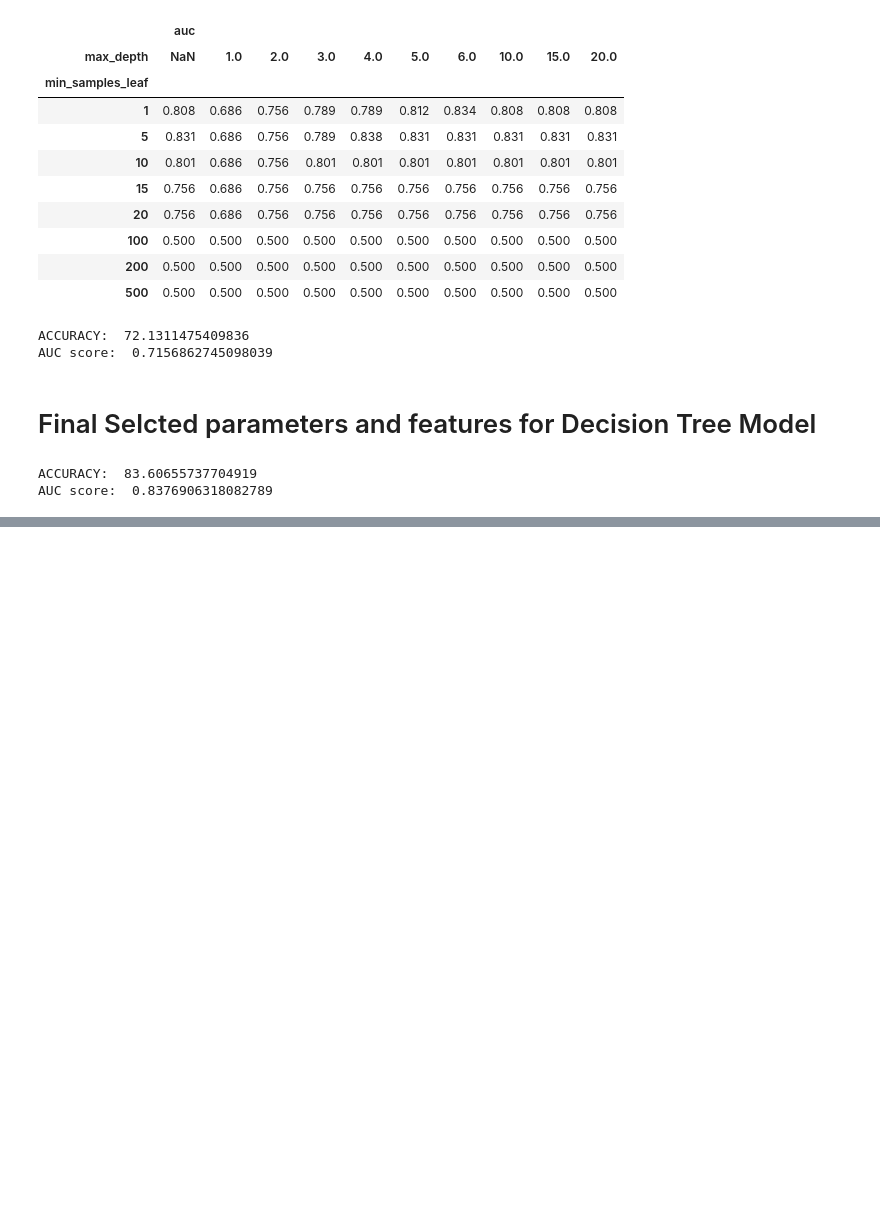
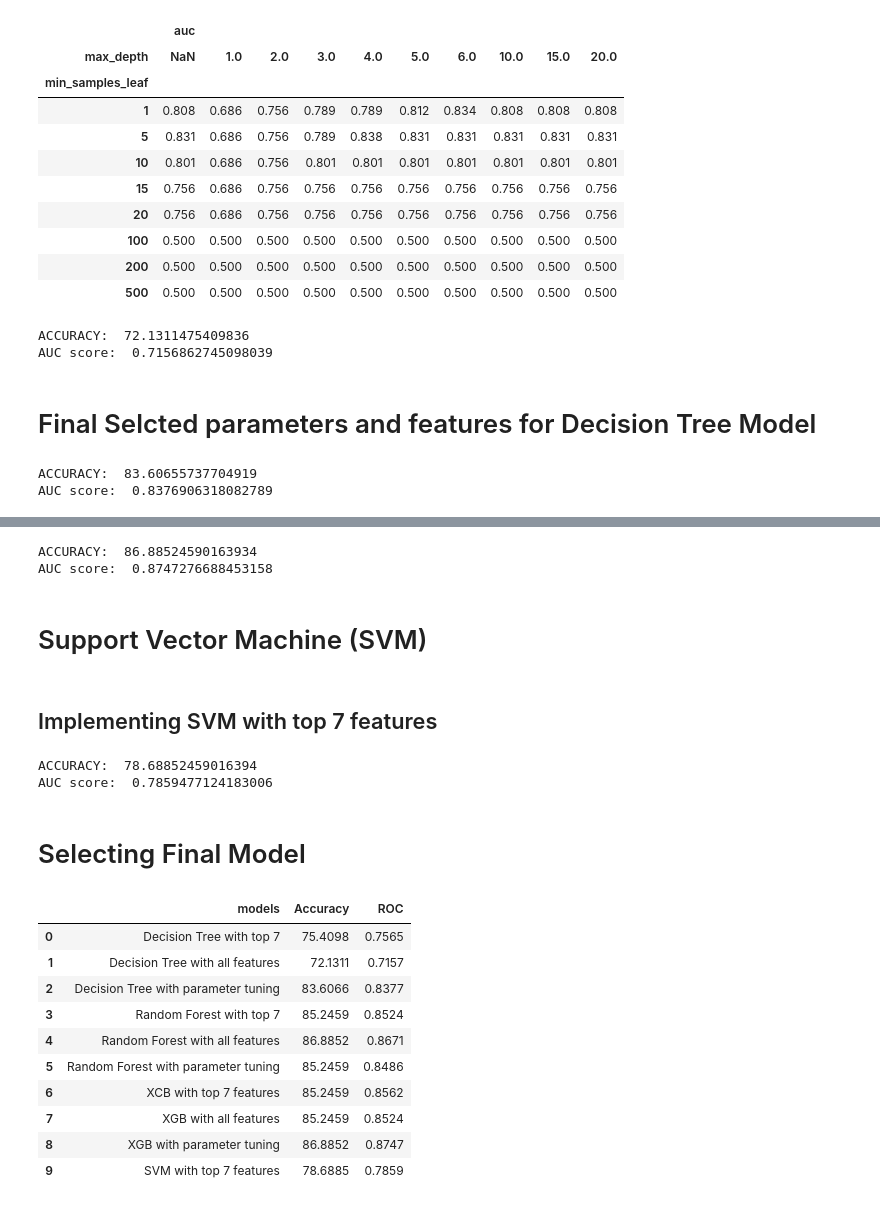
Before and after one commit to Kaushal99999/MinorProject, a Jupyter notebook: HeartAttackRisk.ipynb, the cells around one changed output, grey strips where cells are left out. Drawn from its saved outputs; the diff is of its cells as text; code cells hidden in the pictures; blank space fills up the shorter version.

```diff
--- a/HeartAttackRisk.ipynb
+++ b/HeartAttackRisk.ipynb
@@ -530,0 +747,69 @@ AUC score:  0.8376906318082789
+# %%
+#picking max_depth=6 and estimators range between 100-200 ->190
+X= df[features]
+y= df.output
+
+X= scale(X)
+X_train,X_val,y_train,y_val= dataset(X,y)
+
+xgb_model = XGBClassifier(learning_rate=0.05,n_estimators=190,max_depth=6)
+xgb_model.fit(X_train, y_train)
+prediction_xgb = xgb_model.predict(X_val)
+a='XGB with parameter tuning'
+acc=accuracy_score(y_val,prediction_xgb)*100
+roc=roc_auc_score(y_val,prediction_xgb)
+
+print('ACCURACY: ',acc)
+print('AUC score: ',roc)
+
+model.append((a,round(acc,4),round(roc,4)))
+# %% [output]
+ACCURACY:  86.88524590163934
+AUC score:  0.8747276688453158
+# %% [markdown]
+# Support Vector Machine (SVM)
+# %% [markdown]
+## Implementing SVM with top 7 features
+# %%
+from sklearn.svm import SVC
+
+X = df[features]
+y = df['output']
+
+X= scale(X)
+X_train,X_val,y_train,y_val= dataset(X,y)
+
+svm_model = SVC()
+svm_model.fit(X_train, y_train)
+prediction_svm = svm_model.predict(X_val)
+
+a='SVM with top 7 features'
+
+acc=accuracy_score(y_val,prediction_svm)*100
+roc=roc_auc_score(y_val,prediction_svm)
+
+print('ACCURACY: ', acc)
+print('AUC score: ',roc)
+
+model.append((a,round(acc,4),round(roc,4)))
+# %% [output]
+ACCURACY:  78.68852459016394
+AUC score:  0.7859477124183006
+# %% [markdown]
+# Selecting Final Model
+# %%
+columns=['models','Accuracy','ROC']
+model= pd.DataFrame(model, columns=columns)
+model
+# %% [output]
+|  | models | Accuracy | ROC |
+| 0 | Decision Tree with top 7 | 75.4098 | 0.7565 |
+| 1 | Decision Tree with all features | 72.1311 | 0.7157 |
+| 2 | Decision Tree with parameter tuning | 83.6066 | 0.8377 |
+| 3 | Random Forest with top 7 | 85.2459 | 0.8524 |
+| 4 | Random Forest with all features | 86.8852 | 0.8671 |
+| 5 | Random Forest with parameter tuning | 85.2459 | 0.8486 |
+| 6 | XCB with top 7 features | 85.2459 | 0.8562 |
+| 7 | XGB with all features | 85.2459 | 0.8524 |
+| 8 | XGB with parameter tuning | 86.8852 | 0.8747 |
+| 9 | SVM with top 7 features | 78.6885 | 0.7859 |
```
Also changed, not shown: parts of 22 cells of this notebook.
